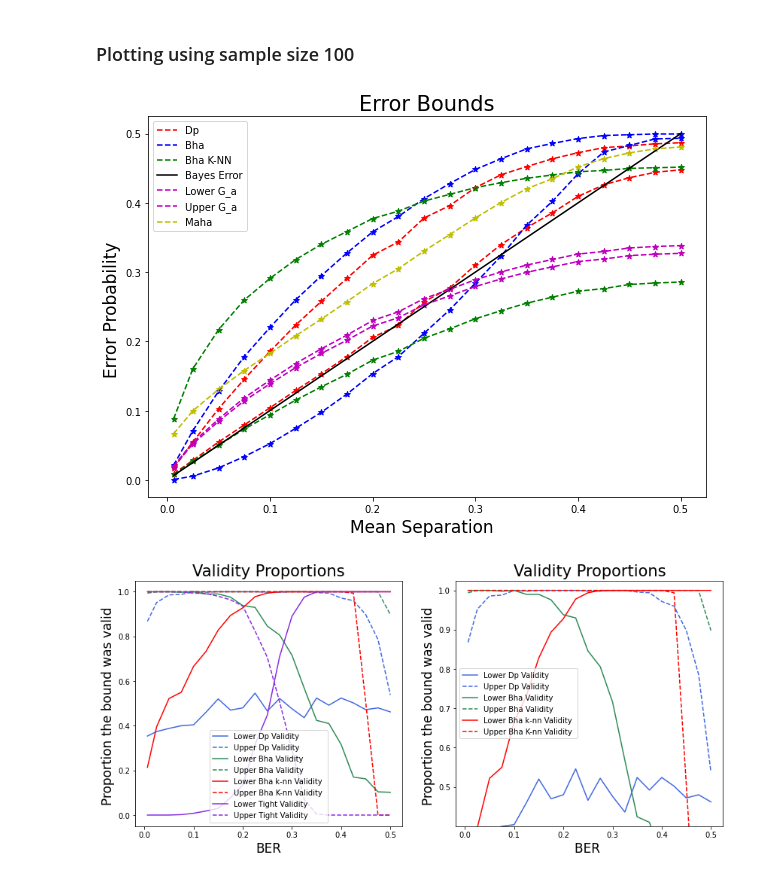
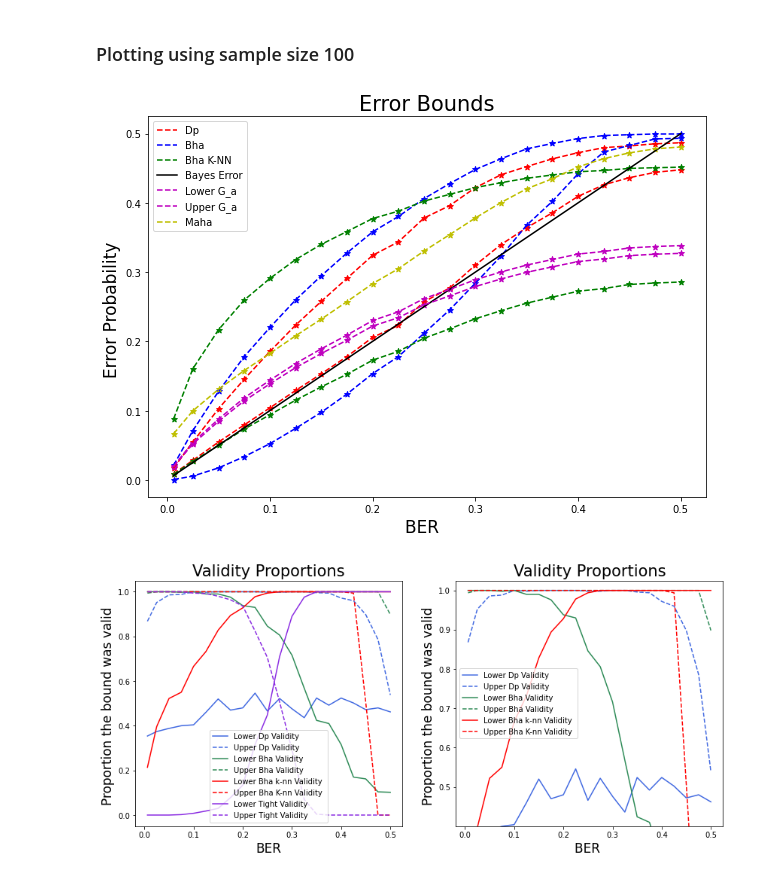
Before and after one commit to rj-may/BER_Bounds_Eval, a Jupyter notebook: plots/mean_sep_BER_PLOTS_v2.ipynb, the cells around one changed output. Drawn from its saved outputs; the diff is of its cells as text; code cells hidden in the pictures.

Commit message:
fixed some plot issues

```diff
--- a/plots/mean_sep_BER_PLOTS_v2.ipynb
+++ b/plots/mean_sep_BER_PLOTS_v2.ipynb
@@ -221,35 +221,35 @@ ax.scatter(exact, dp_u, color ='r', marker ='*' )
 
 ax.plot(exact, Bha_l, 'b--', label='Bha')
 ax.plot(exact, Bha_u, 'b--')
 ax.scatter(exact, Bha_u, color='b', marker='*')
 ax.scatter(exact, Bha_l, color ='b', marker ='*' )
 
 
 ax.plot(exact, Bha_knn_l, 'g--')
 ax.plot(exact, Bha_knn_u, 'g--', label='Bha K-NN')
 ax.scatter(exact, Bha_knn_u, color='g', marker='*')
 ax.scatter(exact, Bha_knn_l, color ='g', marker ='*' )
 
 
 ax.plot(exact, exact, 'k', label='Bayes Error')
 
 ax.plot(exact, tight_l, 'm--', label='Lower G_a')
 ax.plot(exact, tight_u, 'm--', label='Upper G_a')
 ax.scatter(exact, tight_l, color='m', marker='*')
 ax.scatter(exact, tight_u, color ='m', marker ='*' )
 
 ax.plot(exact, Mah_u, 'y--', label='Maha')
 ax.scatter(exact, Mah_u, color ='y', marker ='*' )
 
-ax.set_xlabel("Mean Separation  ", fontsize = fs)
+ax.set_xlabel("BER  ", fontsize = fs)
 ax.set_ylabel("Error Probability ", fontsize=fs)
 ax.set_title("Error Bounds", fontsize = fs +4)
 ax.legend()
 # plt.savefig("bounds.png",facecolor=(1,1,1,1))
 
 plt.show()
 # %% [output]
-[figure, old version]
+[figure, new version]
 # %%
 validity_dp_l = np.zeros(len(mean_sep))
 validity_dp_u = np.zeros(len(mean_sep))
```
Also changed, not shown: parts of 1 cell of this notebook, 4 other files.
